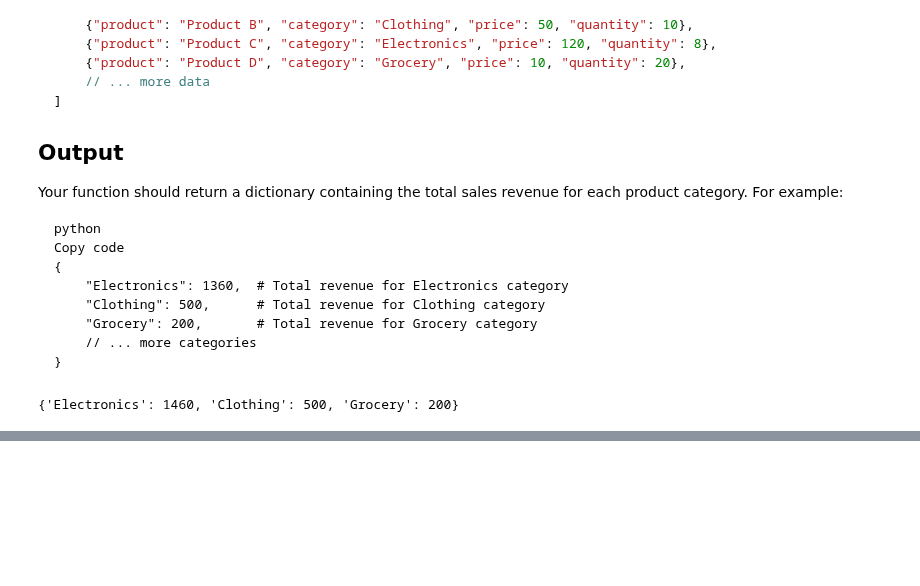
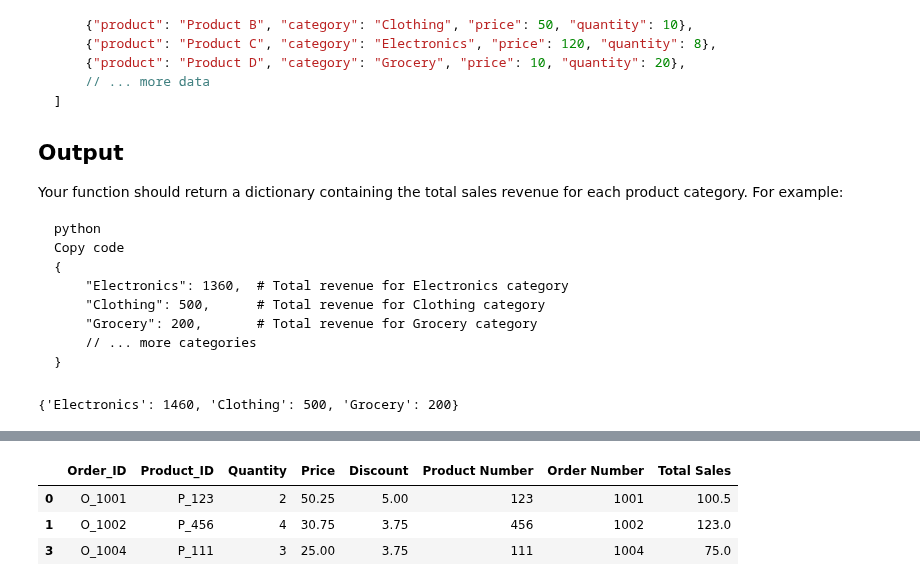
Before and after one commit to danmarino1/data_science_practice, a Jupyter notebook: aug_2023_questions.ipynb, the cells around one changed output, grey strips where cells are left out. Cells and saved outputs as stored; diff of their text form; code cells hidden in the pictures; blank space fills up the shorter version.

```diff
--- a/aug_2023_questions.ipynb
+++ b/aug_2023_questions.ipynb
@@ -952,0 +987,20 @@ print(revenue_result)
+# %%
+## Data:
+# Example sales data in JSON format
+
+sales_data_json = """
+{
+    "Order_ID": ["O_1001", "O_1002", "O_1003", "O_1004"],
+    "Product_ID": ["P_123", "P_456", "P_789", "P_111"],
+    "Quantity": [2, 4, 1, 3],
+    "Price": [50.25, 30.75, 20.50, 25.00],
+    "Discount": [5.00, null, 2.50, null]
+}
+"""
+import pandas as pd
+import json
+import numpy as np
+
+sales_data = json.loads(sales_data_json)
+sales_df = pd.DataFrame(sales_data)
+sales_df
@@ -952,0 +1013,22 @@ print(revenue_result)
+# %%
+def clean_the_sales_data(sales_df, threshold):
+    #Manage the missing values
+    median_discount = sales_df['Discount'].median()
+    sales_df['Discount'].fillna(median_discount, inplace=True)
+    # Get the numbers from the order id
+    sales_df['Product Number'] = sales_df['Product_ID'].str[2:].astype('int64')
+    sales_df['Order Number'] = sales_df['Order_ID'].str[2:].astype('int64')
+    #Create Total Sales
+    sales_df['Total Sales'] = sales_df['Quantity'] * sales_df['Price']
+    sales_df['Total Sales'] = sales_df['Total Sales'].round(2)
+
+    #Filter
+    sales_df = sales_df.loc[sales_df['Total Sales'] > threshold]
+    return sales_df
+
+clean_the_sales_data(sales_df, 25)
+# %% [output]
+|  | Order_ID | Product_ID | Quantity | Price | Discount | Product Number | Order Number | Total Sales |
+| 0 | O_1001 | P_123 | 2 | 50.25 | 5.00 | 123 | 1001 | 100.5 |
+| 1 | O_1002 | P_456 | 4 | 30.75 | 3.75 | 456 | 1002 | 123.0 |
+| 3 | O_1004 | P_111 | 3 | 25.00 | 3.75 | 111 | 1004 | 75.0 |
```
Also changed, not shown: parts of 2 cells of this notebook.
